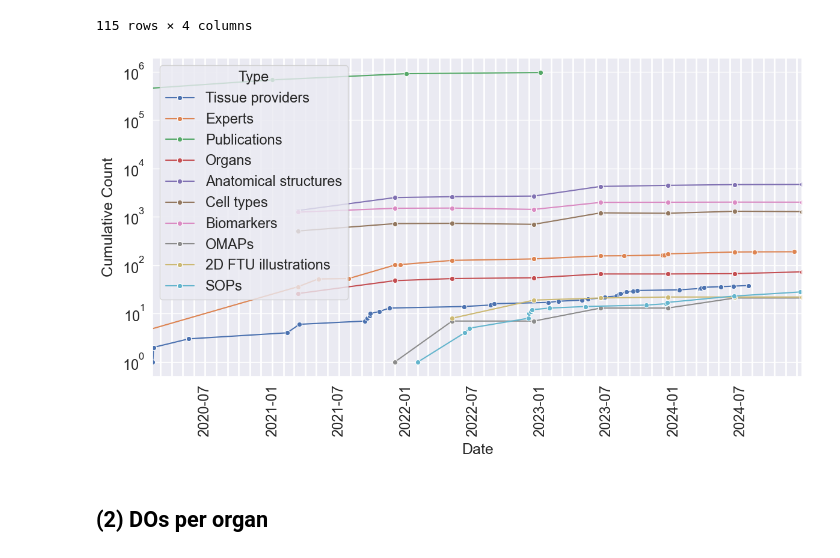
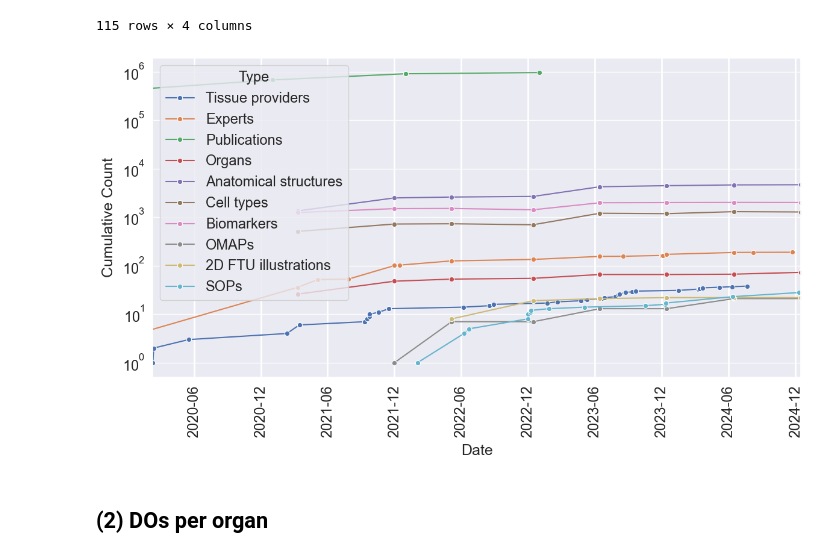
Before and after one commit to cns-iu/hra-kg-supporting-information, a Jupyter notebook: notebooks/hra-kg-technical-validation.ipynb, the cells around one changed output. Drawn from its saved outputs; the diff is of its cells as text; code cells hidden in the pictures.

```diff
--- a/notebooks/hra-kg-technical-validation.ipynb
+++ b/notebooks/hra-kg-technical-validation.ipynb
@@ -218,37 +218,38 @@ ax.legend(handles=handles,
 g.figure.set_size_inches(12, 7)
 
 # Make sure all minor ticks are visible
 ax.tick_params(which='both', direction='out', length=6)
 
 # Set y-axis to logarithmic scale
 plt.yscale('log')
 
 # adjust labels
 plt.xlabel('Date', labelpad=8)
 plt.ylabel('Cumulative Count', labelpad=8)
 
 # Rotate x-axis labels for better readability
 plt.xticks(rotation=90)
 
-# Add vertical gridlines for ALL dates
-# Ensure every month has a minor tick
-ax.xaxis.set_minor_locator(MonthLocator(interval=1))
+# Set major ticks only on June and December (HRA releases)
+ax.xaxis.set_major_locator(MonthLocator(bymonth=[6, 12]))
+ax.xaxis.set_major_formatter(DateFormatter('%Y-%m'))
+
 plt.grid(True, which='both', axis='x', linestyle='-',
          linewidth=2)  # Apply grid to x-axis
 
 # Set the x-axis limits
 filtered_data = growth.dropna()[growth['date'] >= '2020-02']
 plt.xlim(filtered_data["date"].min(), filtered_data["date"].max())
 
 # Adjust layout to prevent label cutoff
 plt.tight_layout()
 
 plt.savefig(f"output/b_hra_growth_over_time.pdf",
             dpi=600, format='pdf', bbox_inches='tight')
 
 plt.show()
 # %% [output]
-[figure, old version]
+[figure, new version]
 # %% [markdown]
 ## (2) DOs per organ
 # %%
```
Also changed, not shown: parts of 2 cells of this notebook, 2 other files.
